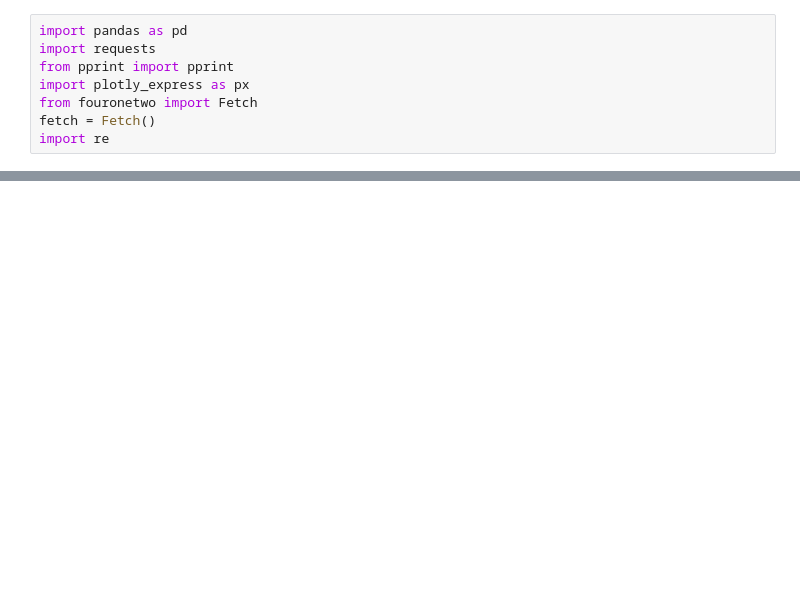
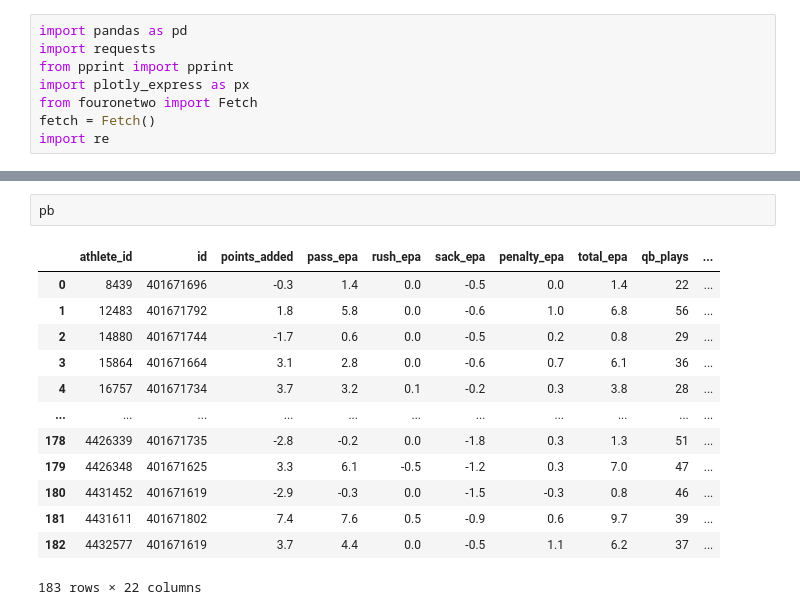
Before and after one commit to ajpaladi/412analytics, a Jupyter notebook: fouronetwo_testing.ipynb, the cells around one changed output, grey strips where cells are left out. Saved outputs shown, nothing was run; the diff lists cells and outputs as text; blank space fills up the shorter version.

```diff
--- a/fouronetwo_testing.ipynb
+++ b/fouronetwo_testing.ipynb
@@ -72 +158,17 @@ https://site.api.espn.com/apis/site/v2/sports/football/nfl/scoreboard?limit=1000
+# %%
+pb
+# %% [output]
+|  | athlete_id | id | points_added | pass_epa | rush_epa | sack_epa | penalty_epa | total_epa | qb_plays | ... |
+| 0 | 8439 | 401671696 | -0.3 | 1.4 | 0.0 | -0.5 | 0.0 | 1.4 | 22 | ... |
+| 1 | 12483 | 401671792 | 1.8 | 5.8 | 0.0 | -0.6 | 1.0 | 6.8 | 56 | ... |
+| 2 | 14880 | 401671744 | -1.7 | 0.6 | 0.0 | -0.5 | 0.2 | 0.8 | 29 | ... |
+| 3 | 15864 | 401671664 | 3.1 | 2.8 | 0.0 | -0.6 | 0.7 | 6.1 | 36 | ... |
+| 4 | 16757 | 401671734 | 3.7 | 3.2 | 0.1 | -0.2 | 0.3 | 3.8 | 28 | ... |
+| ... | ... | ... | ... | ... | ... | ... | ... | ... | ... | ... |
+| 178 | 4426339 | 401671735 | -2.8 | -0.2 | 0.0 | -1.8 | 0.3 | 1.3 | 51 | ... |
+| 179 | 4426348 | 401671625 | 3.3 | 6.1 | -0.5 | -1.2 | 0.3 | 7.0 | 47 | ... |
+| 180 | 4431452 | 401671619 | -2.9 | -0.3 | 0.0 | -1.5 | -0.3 | 0.8 | 46 | ... |
+| 181 | 4431611 | 401671802 | 7.4 | 7.6 | 0.5 | -0.9 | 0.6 | 9.7 | 39 | ... |
+| 182 | 4432577 | 401671619 | 3.7 | 4.4 | 0.0 | -0.5 | 1.1 | 6.2 | 37 | ... |
+183 rows × 22 columns
 # %%
```
Also changed, not shown: parts of 14 cells of this notebook, 1 other file.
